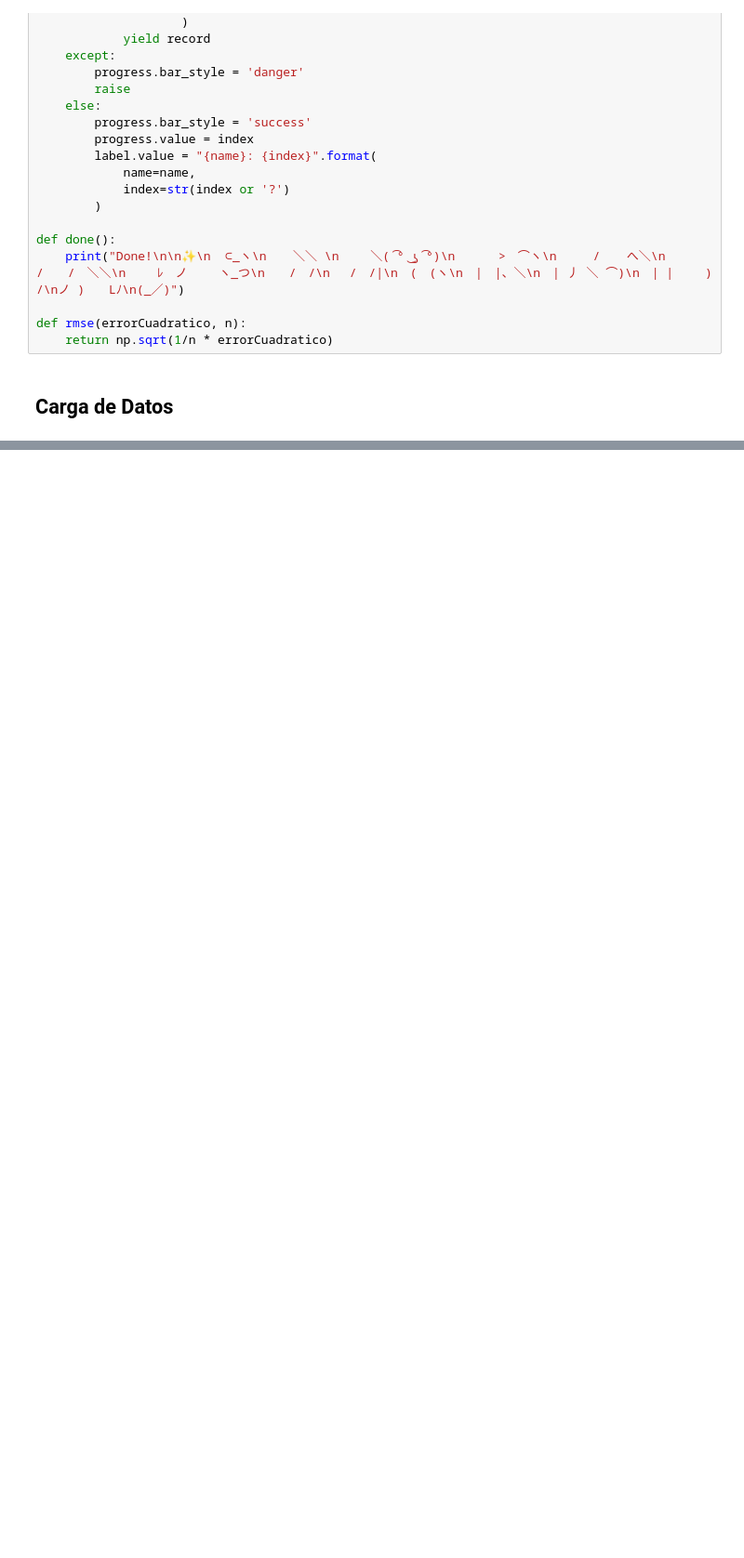
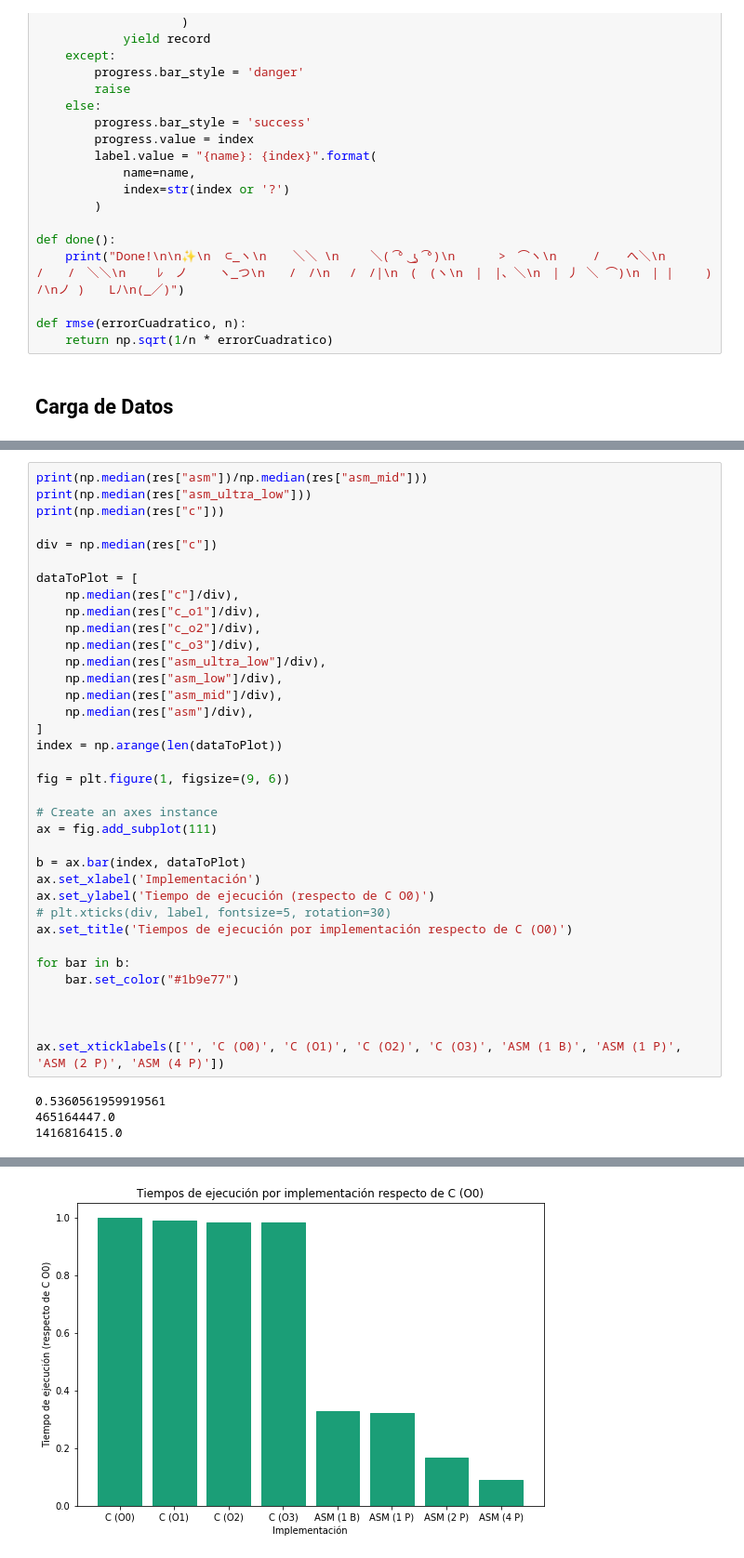
Before and after one commit to blastervla/Orga2-TP2, a Jupyter notebook: exp/Niveles.ipynb, the cells around one changed output, grey strips where cells are left out. Shown at 93% size. Drawn from its saved outputs; the diff is of its cells as text; blank space fills up the shorter version.

```diff
--- a/exp/Niveles.ipynb
+++ b/exp/Niveles.ipynb
@@ -148,0 +318,40 @@ print(res)
+# %%
+print(np.median(res["asm"])/np.median(res["asm_mid"]))
+print(np.median(res["asm_ultra_low"]))
+print(np.median(res["c"]))
+
+div = np.median(res["c"])
+
+dataToPlot = [
+    np.median(res["c"]/div),
+    np.median(res["c_o1"]/div),
+    np.median(res["c_o2"]/div),
+    np.median(res["c_o3"]/div),
+    np.median(res["asm_ultra_low"]/div),
+    np.median(res["asm_low"]/div),
+    np.median(res["asm_mid"]/div),
+    np.median(res["asm"]/div),
+]
+index = np.arange(len(dataToPlot))
+
+fig = plt.figure(1, figsize=(9, 6))
+
+# Create an axes instance
+ax = fig.add_subplot(111)
+
+b = ax.bar(index, dataToPlot)
+ax.set_xlabel('Implementación')
+ax.set_ylabel('Tiempo de ejecución (respecto de C O0)')
+# plt.xticks(div, label, fontsize=5, rotation=30)
+ax.set_title('Tiempos de ejecución por implementación respecto de C (O0)')
+
+for bar in b:
+    bar.set_color("#1b9e77")
+
+
+
+ax.set_xticklabels(['', 'C (O0)', 'C (O1)', 'C (O2)', 'C (O3)', 'ASM (1 B)', 'ASM (1 P)', 'ASM (2 P)', 'ASM (4 P)'])
+# %% [output]
+0.5360561959919561
+465164447.0
+1416816415.0
@@ -148,0 +367 @@ print(res)
+[figure, added]
```
Also changed, not shown: parts of 6 cells of this notebook, 1 other file.
